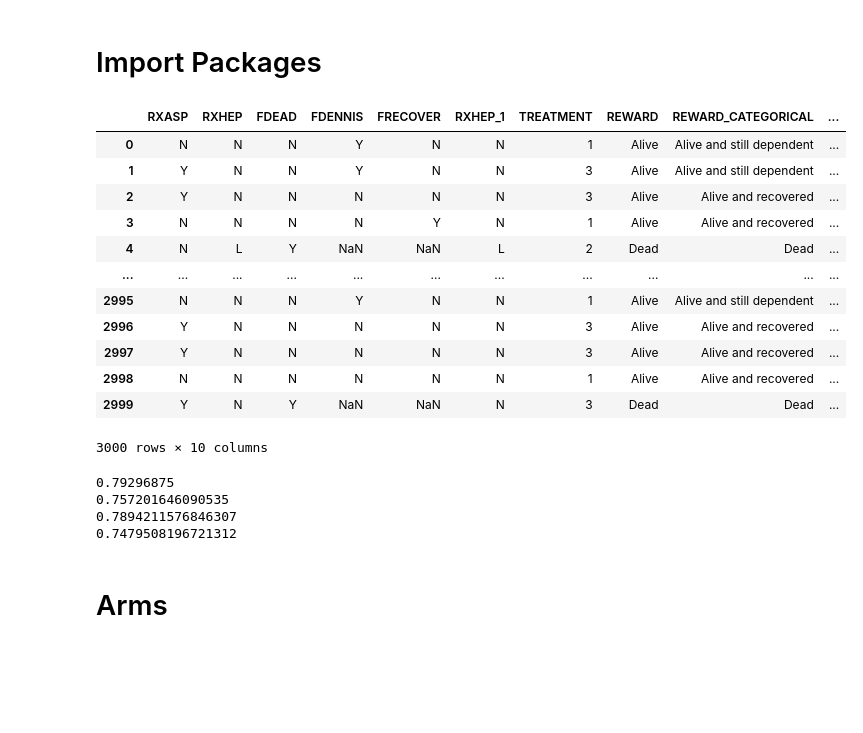
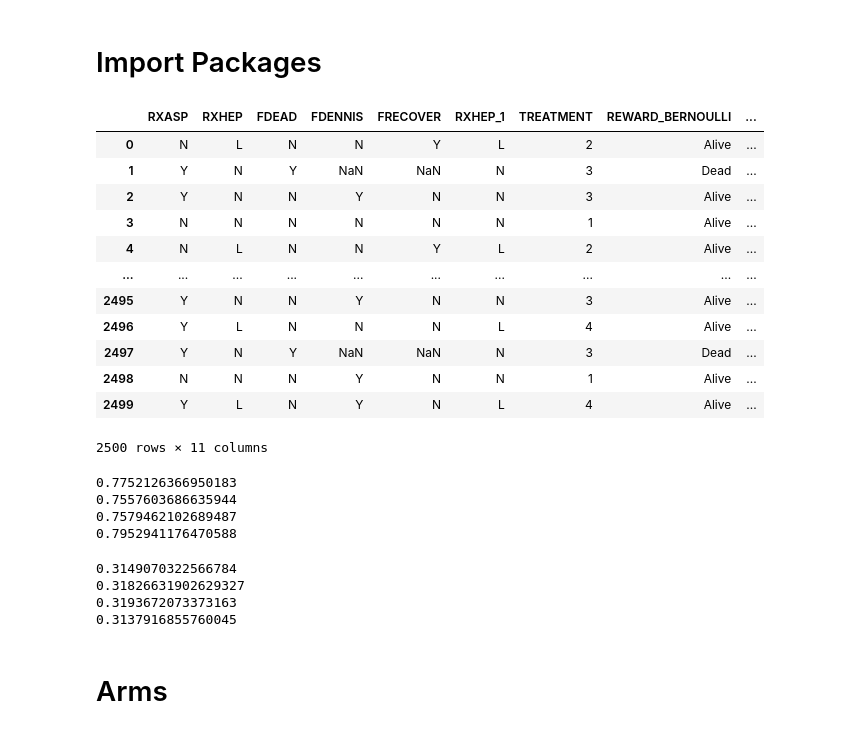
Before and after one commit to ruthkangyr/Clinical-Trials-MAB-Algorithms, a Jupyter notebook: Algorithm/Algorithms Tuning.ipynb, the cells around one changed output. Saved outputs shown, nothing was run; the diff lists cells and outputs as text; code cells hidden in the pictures; blank space fills up the shorter version.

```diff
--- a/Algorithm/Algorithms Tuning.ipynb
+++ b/Algorithm/Algorithms Tuning.ipynb
@@ -8,38 +8,52 @@ import numpy as np
 import matplotlib.pyplot as plt
 import math
 # %%
-logs_df = pd.read_csv("../Data Cleaning/cleaned_dataset.csv")
-# logs_df = pd.read_csv("cleaned_dataset.csv")
+# logs_df = pd.read_csv("../Data Cleaning/cleaned_dataset.csv")
+logs_df = pd.read_csv("cleaned_dataset.csv")
 # logs_df = pd.read_csv("cleaned_dataset_all.csv")
 logs_df
 # %% [output]
-|  | RXASP | RXHEP | FDEAD | FDENNIS | FRECOVER | RXHEP_1 | TREATMENT | REWARD | REWARD_CATEGORICAL | ... |
-| 0 | N | N | N | Y | N | N | 1 | Alive | Alive and still dependent | ... |
-| 1 | Y | N | N | Y | N | N | 3 | Alive | Alive and still dependent | ... |
-| 2 | Y | N | N | N | N | N | 3 | Alive | Alive and recovered | ... |
-| 3 | N | N | N | N | Y | N | 1 | Alive | Alive and recovered | ... |
-| 4 | N | L | Y | NaN | NaN | L | 2 | Dead | Dead | ... |
-| ... | ... | ... | ... | ... | ... | ... | ... | ... | ... | ... |
-| 2995 | N | N | N | Y | N | N | 1 | Alive | Alive and still dependent | ... |
-| 2996 | Y | N | N | N | N | N | 3 | Alive | Alive and recovered | ... |
-| 2997 | Y | N | N | N | N | N | 3 | Alive | Alive and recovered | ... |
-| 2998 | N | N | N | N | N | N | 1 | Alive | Alive and recovered | ... |
-| 2999 | Y | N | Y | NaN | NaN | N | 3 | Dead | Dead | ... |
+|  | RXASP | RXHEP | FDEAD | FDENNIS | FRECOVER | RXHEP_1 | TREATMENT | REWARD_BERNOULLI | ... |
+| 0 | N | L | N | N | Y | L | 2 | Alive | ... |
+| 1 | Y | N | Y | NaN | NaN | N | 3 | Dead | ... |
+| 2 | Y | N | N | Y | N | N | 3 | Alive | ... |
+| 3 | N | N | N | N | N | N | 1 | Alive | ... |
+| 4 | N | L | N | N | Y | L | 2 | Alive | ... |
+| ... | ... | ... | ... | ... | ... | ... | ... | ... | ... |
+| 2495 | Y | N | N | Y | N | N | 3 | Alive | ... |
+| 2496 | Y | L | N | N | N | L | 4 | Alive | ... |
+| 2497 | Y | N | Y | NaN | NaN | N | 3 | Dead | ... |
+| 2498 | N | N | N | Y | N | N | 1 | Alive | ... |
+| 2499 | Y | L | N | Y | N | L | 4 | Alive | ... |
-3000 rows × 10 columns
+2500 rows × 11 columns
 # %%
-logs_df_1 = sum(logs_df[logs_df["TREATMENT"] == 1]["REWARD_VALUE"]) / logs_df["TREATMENT"].value_counts()[1]
-logs_df_2 = sum(logs_df[logs_df["TREATMENT"] == 2]["REWARD_VALUE"]) / logs_df["TREATMENT"].value_counts()[2]
-logs_df_3 = sum(logs_df[logs_df["TREATMENT"] == 3]["REWARD_VALUE"]) / logs_df["TREATMENT"].value_counts()[3]
-logs_df_4 = sum(logs_df[logs_df["TREATMENT"] == 4]["REWARD_VALUE"]) / logs_df["TREATMENT"].value_counts()[4]
+logs_df_1 = sum(logs_df[logs_df["TREATMENT"] == 1]["REWARD_VALUE (BER)"]) / logs_df["TREATMENT"].value_counts()[1]
+logs_df_2 = sum(logs_df[logs_df["TREATMENT"] == 2]["REWARD_VALUE (BER)"]) / logs_df["TREATMENT"].value_counts()[2]
+logs_df_3 = sum(logs_df[logs_df["TREATMENT"] == 3]["REWARD_VALUE (BER)"]) / logs_df["TREATMENT"].value_counts()[3]
+logs_df_4 = sum(logs_df[logs_df["TREATMENT"] == 4]["REWARD_VALUE (BER)"]) / logs_df["TREATMENT"].value_counts()[4]
 print(logs_df_1)
 print(logs_df_2)
 print(logs_df_3)
 print(logs_df_4)
 # %% [output]
-0.79296875
-0.757201646090535
-0.7894211576846307
-0.7479508196721312
+0.7752126366950183
+0.7557603686635944
+0.7579462102689487
+0.7952941176470588
+# %%
+logs_df_1 = sum(logs_df[logs_df["TREATMENT"] == 1]["REWARD_VALUE (CAT)"]) / logs_df["TREATMENT"].value_counts()[1]
+logs_df_2 = sum(logs_df[logs_df["TREATMENT"] == 2]["REWARD_VALUE (CAT)"]) / logs_df["TREATMENT"].value_counts()[2]
+logs_df_3 = sum(logs_df[logs_df["TREATMENT"] == 3]["REWARD_VALUE (CAT)"]) / logs_df["TREATMENT"].value_counts()[3]
+logs_df_4 = sum(logs_df[logs_df["TREATMENT"] == 4]["REWARD_VALUE (CAT)"]) / logs_df["TREATMENT"].value_counts()[4]
+print(logs_df_1)
+print(logs_df_2)
+print(logs_df_3)
+print(logs_df_4)
+# %% [output]
+0.3149070322566784
+0.31826631902629327
+0.3193672073373163
+0.3137916855760045
 # %% [markdown]
 # Arms
 # %%
```
Also changed, not shown: parts of 7 cells of this notebook.
